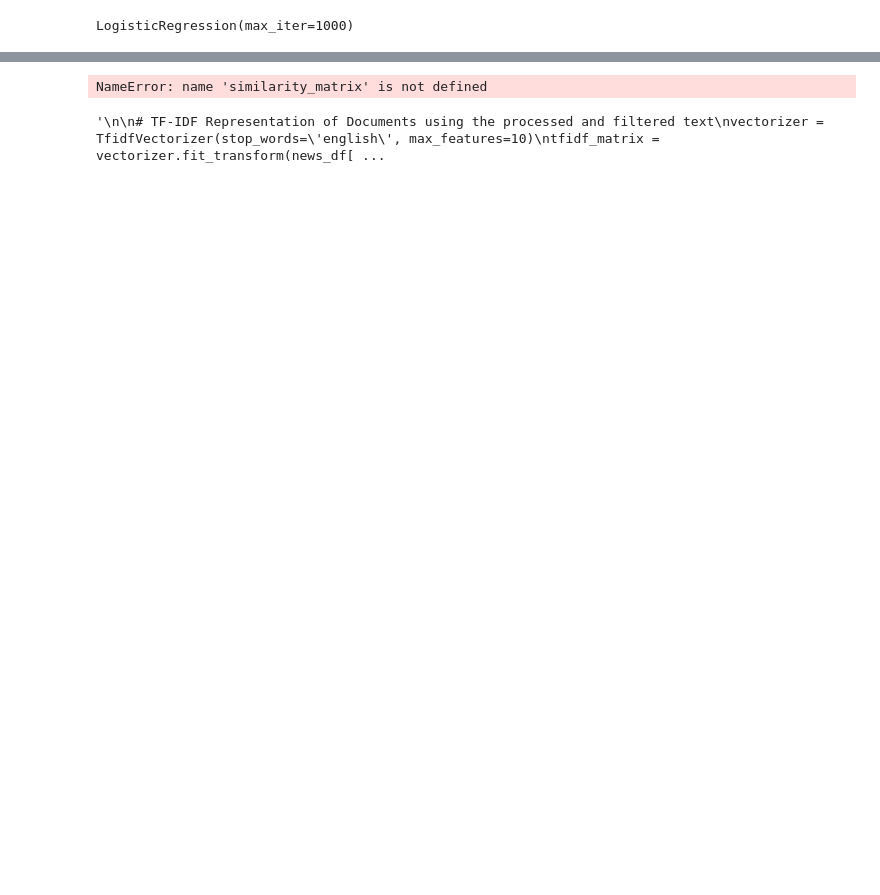
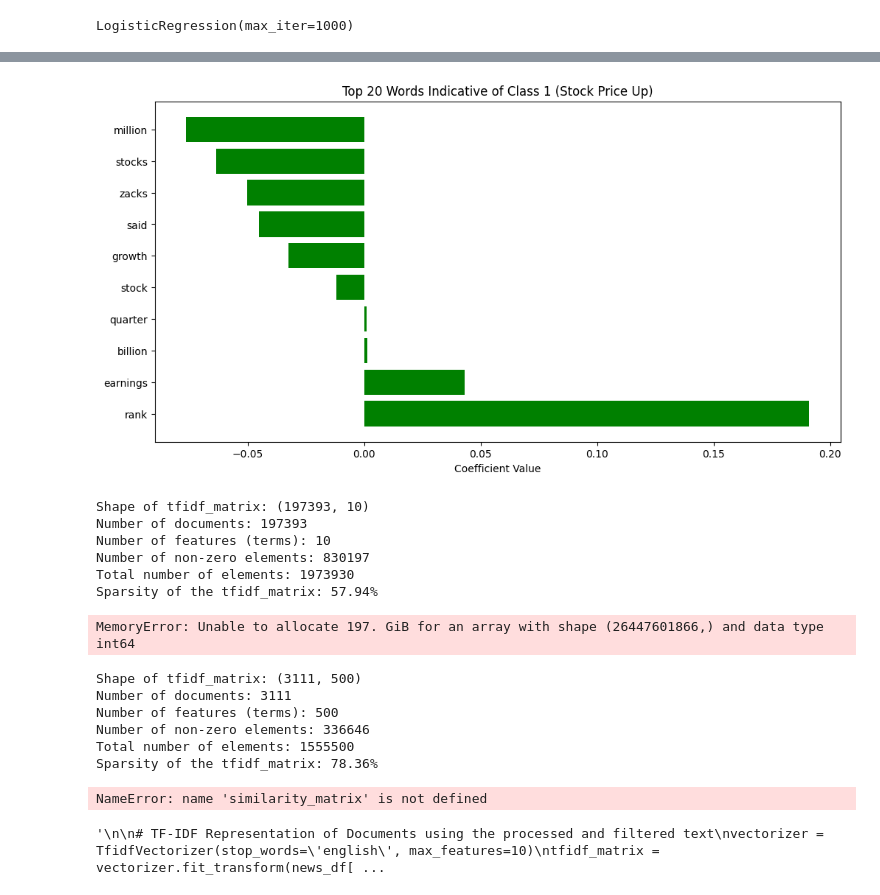
Before and after one commit to GeorgeAntono/Stock-Movement-Prediction, a Jupyter notebook: Data_preprocessing.ipynb, the cells around one changed output, grey strips where cells are left out. Cells and saved outputs as stored; diff of their text form; code cells hidden in the pictures; blank space fills up the shorter version.

```diff
--- a/Data_preprocessing.ipynb
+++ b/Data_preprocessing.ipynb
@@ -189,0 +452,74 @@ similarity_df = pd.DataFrame(similarity_matrix)
+# %%
+
+# Plotting the most indicative words for Class 1
+plt.figure(figsize=(12, 6))
+plt.barh([vectorizer.get_feature_names_out()[i] for i in top_features_class_1], clf.coef_[0][top_features_class_1], color='green')
+plt.title('Top 20 Words Indicative of Class 1 (Stock Price Up)')
+plt.xlabel('Coefficient Value')
+plt.gca().invert_yaxis()
+plt.show()
+# %% [output]
+[figure, added]
+# %%
+# Check the shape of the tfidf_matrix
+print(f"Shape of tfidf_matrix: {tfidf_matrix.shape}")
+
+# Number of documents (rows) and terms (columns)
+num_documents, num_features = tfidf_matrix.shape
+print(f"Number of documents: {num_documents}")
+print(f"Number of features (terms): {num_features}")
+
+# Check the number of non-zero elements
+non_zero_elements = tfidf_matrix.nnz
+print(f"Number of non-zero elements: {non_zero_elements}")
+
+# Calculate the total number of elements
+total_elements = num_documents * num_features
+print(f"Total number of elements: {total_elements}")
+
+# Calculate the sparsity of the matrix
+sparsity = (1 - (non_zero_elements / total_elements)) * 100
+print(f"Sparsity of the tfidf_matrix: {sparsity:.2f}%")
+# %% [output]
+Shape of tfidf_matrix: (197393, 10)
+Number of documents: 197393
+Number of features (terms): 10
+Number of non-zero elements: 830197
+Total number of elements: 1973930
+Sparsity of the tfidf_matrix: 57.94%
+# %%
+# Compute cosine similarity matrix, which measures the similarity between documents
+# Source: https://medium.com/@anurag-jain/tf-idf-vectorization-with-cosine-similarity-eca3386d4423
+similarity_matrix = cosine_similarity(tfidf_matrix)
+
+# Convert similarity matrix to a DataFrame for easier handling
+similarity_df = pd.DataFrame(similarity_matrix)
+# %% [output]
+MemoryError: Unable to allocate 197. GiB for an array with shape (26447601866,) and data type int64
+# %%
+# Check the shape of the tfidf_matrix
+print(f"Shape of tfidf_matrix: {tfidf_matrix.shape}")
+
+# Number of documents (rows) and terms (columns)
+num_documents, num_features = tfidf_matrix.shape
+print(f"Number of documents: {num_documents}")
+print(f"Number of features (terms): {num_features}")
+
+# Check the number of non-zero elements
+non_zero_elements = tfidf_matrix.nnz
+print(f"Number of non-zero elements: {non_zero_elements}")
+
+# Calculate the total number of elements
+total_elements = num_documents * num_features
+print(f"Total number of elements: {total_elements}")
+
+# Calculate the sparsity of the matrix
+sparsity = (1 - (non_zero_elements / total_elements)) * 100
+print(f"Sparsity of the tfidf_matrix: {sparsity:.2f}%")
+# %% [output]
+Shape of tfidf_matrix: (3111, 500)
+Number of documents: 3111
+Number of features (terms): 500
+Number of non-zero elements: 336646
+Total number of elements: 1555500
+Sparsity of the tfidf_matrix: 78.36%
```
Also changed, not shown: parts of 27 cells of this notebook, 1 other file.
